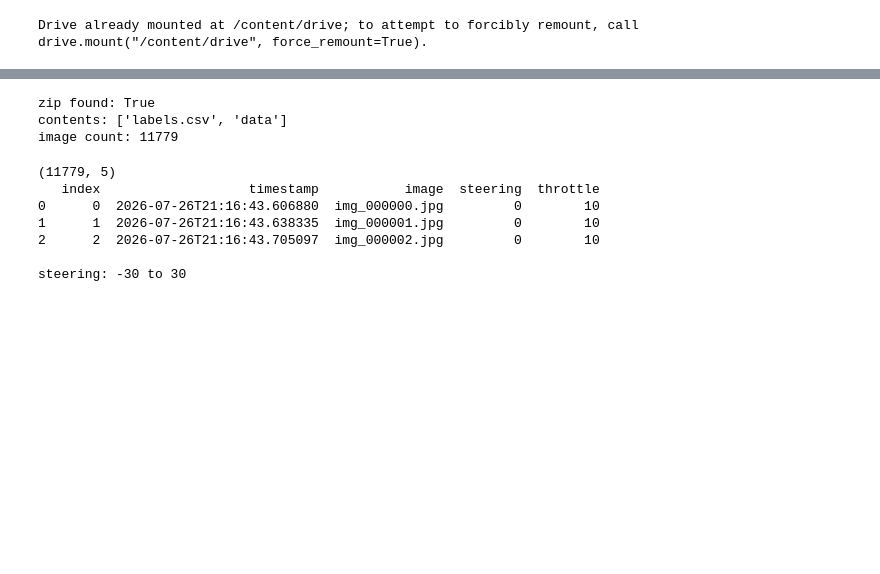
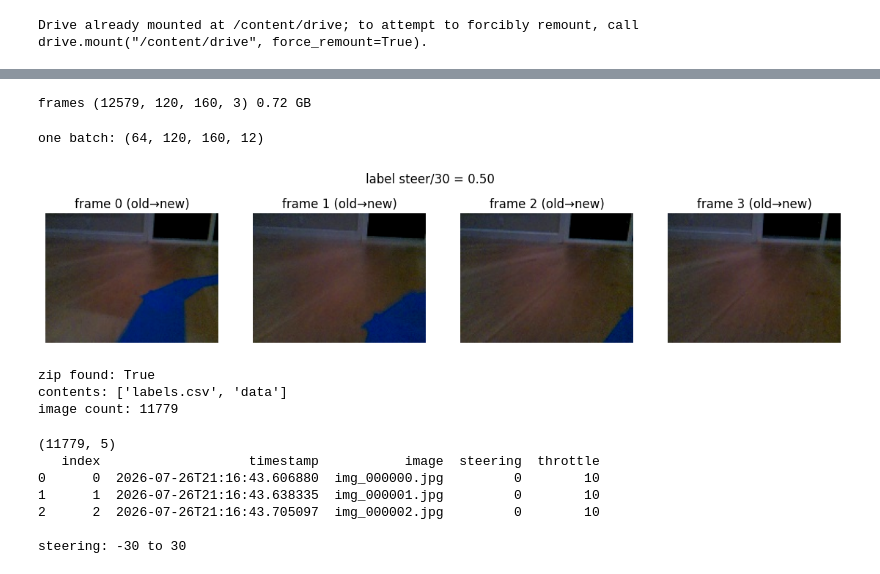
Before and after one commit to xiaofei-builds/self-driving-rover, a Jupyter notebook: notebooks/train_pilotnet.ipynb, the cells around one changed output, grey strips where cells are left out. Drawn from its saved outputs; the diff is of its cells as text; code cells hidden in the pictures; blank space fills up the shorter version.

Commit message:
added "memory" to the training by stacking the frames.

```diff
--- a/notebooks/train_pilotnet.ipynb
+++ b/notebooks/train_pilotnet.ipynb
@@ -37,3 +84,58 @@ print("image count:", len(os.listdir("/content/dataset/data")))
+# %%
+import cv2
+H,W = 120,160
+frames = np.zeros((len(images),H,W,3), dtype=np.uint8)
+for k,name in enumerate(images):
+    img = cv2.imread("/content/dataset/data/"+name)   # BGR
+    frames[k] = img[:, :, ::-1]                        # -> RGB (deploy contract)
+print("frames", frames.shape, "%.2f GB"%(frames.nbytes/1e9))
+# %% [output]
+frames (12579, 120, 160, 3) 0.72 GB
+# %%
+import tensorflow as tf, gc
+frames_const = tf.constant(frames)      # uint8 ~0.72GB
+del frames; gc.collect()                # drop the numpy duplicate
+
+def make_stack(seq_idx):
+    f = tf.gather(frames_const, seq_idx)
+    f = tf.transpose(f,[1,2,0,3])
+    f = tf.reshape(f,[H,W,N*3])
+    return tf.cast(f,tf.float32)/255.0
+
+def gen_ds(seqs, training):
+    y  = (steer[seqs[:,3]]/30.0).astype('float32')
+    ds = tf.data.Dataset.from_tensor_slices((seqs, y))
+    if training:
+        ds = ds.shuffle(len(seqs), reshuffle_each_iteration=True)  # shuffle TINY indices
+    ds = ds.map(lambda s,l:(make_stack(s),l), num_parallel_calls=4)
+    if training:
+        def aug(x,l):
+            x = tf.image.random_brightness(x,0.2)
+            x = tf.image.random_contrast(x,0.8,1.2)
+            x = tf.clip_by_value(x,0.,1.)
+            do = tf.random.uniform([])<0.5
+            x = tf.cond(do, lambda: tf.image.flip_left_right(x), lambda: x)
+            l = tf.cond(do, lambda: -l, lambda: l)
+            return x,l
+        ds = ds.map(aug, num_parallel_calls=4)
+    return ds.batch(64).prefetch(2)
+
+train_ds = gen_ds(seq_tr, True)
+val_ds   = gen_ds(seq_va, False)
+print("one batch:", next(iter(train_ds))[0].shape)
+# %% [output]
+one batch: (64, 120, 160, 12)
+# %%
+import matplotlib.pyplot as plt
+xb,yb = next(iter(train_ds))
+x0 = xb[0].numpy()
+fig,ax = plt.subplots(1,4,figsize=(14,3))
+for j in range(4):
+    ax[j].imshow(x0[:,:,j*3:j*3+3]); ax[j].set_title(f"frame {j} (old→new)"); ax[j].axis('off')
+plt.suptitle(f"label steer/30 = {yb[0].numpy():.2f}")
+plt.show()
+# %% [output]
+[figure, added]
 # %%
 import os
 ZIP = "/content/drive/MyDrive/xiaofei-builds/dataset.zip"
```
Also changed, not shown: parts of 10 cells of this notebook.
